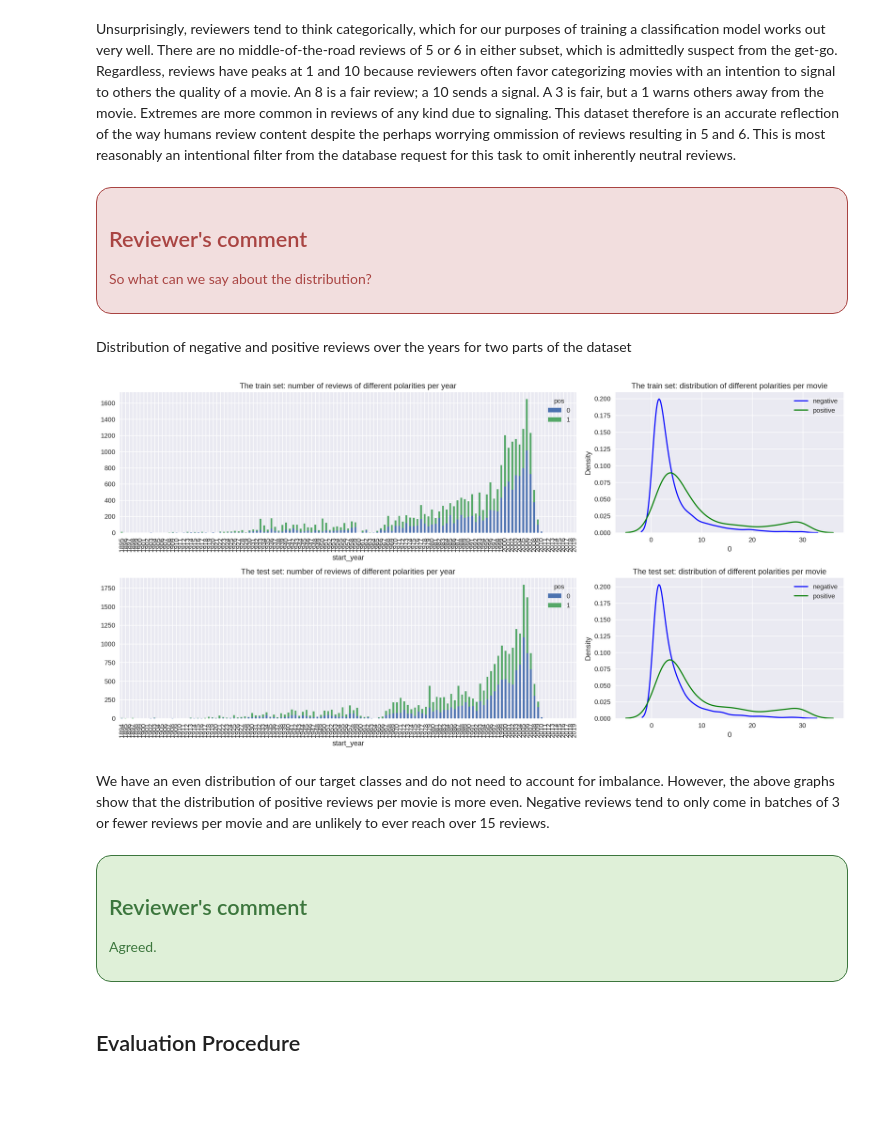
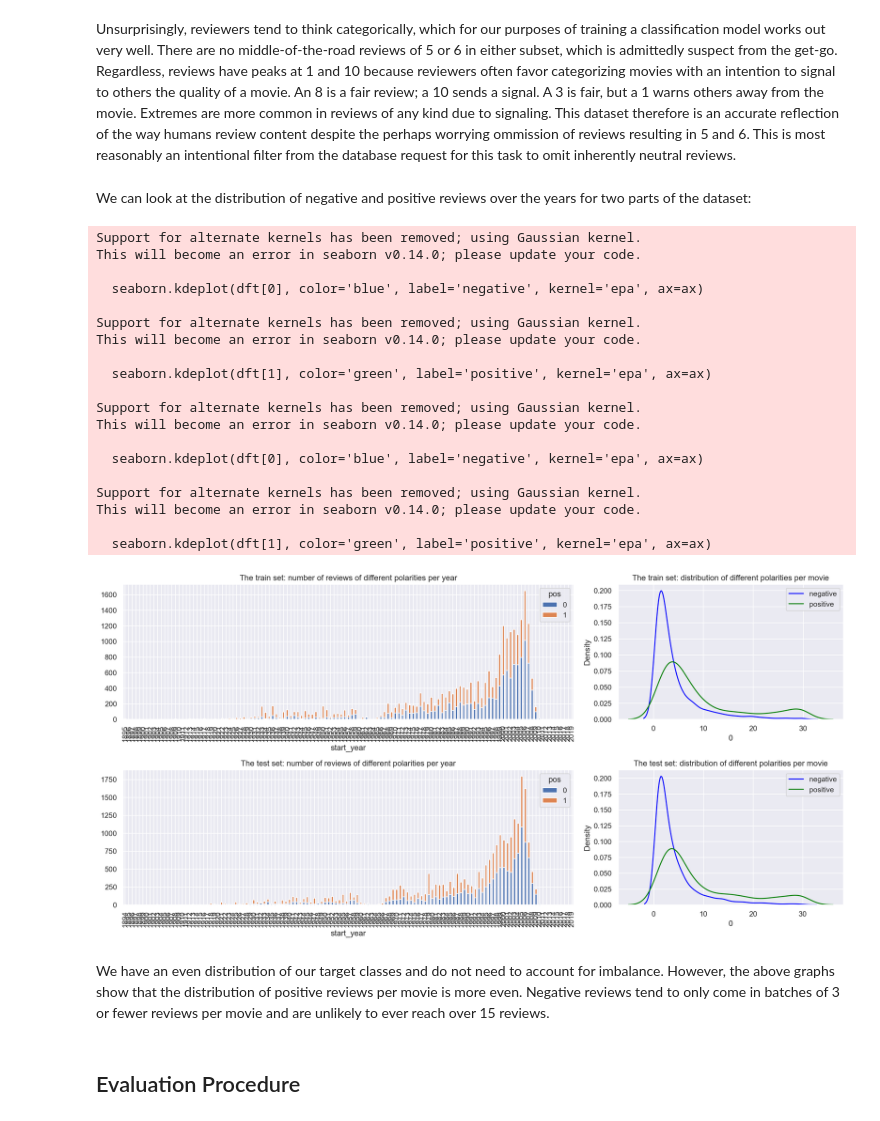
Before and after one commit to briantmcelroy/12_FilmJunky_TextVectorizationLearning, a Jupyter notebook: 12_FilmJunky_TextVectorizationLearning.ipynb, the cells around one changed output. Drawn from its saved outputs; the diff is of its cells as text; code cells hidden in the pictures; blank space fills up the shorter version.

Commit message:
Finalize Readme and update comments

```diff
--- a/12_FilmJunky_TextVectorizationLearning.ipynb
+++ b/12_FilmJunky_TextVectorizationLearning.ipynb
@@ -93,7 +35,7 @@ from tqdm.auto import tqdm
 # the next line provides graphs of better quality on HiDPI screens
 %config InlineBackend.figure_format = 'retina'
 
-plt.style.use('seaborn')
+seaborn.set_theme()
 # %%
 # this is to use progress_apply, read more at https://pypi.org/project/tqdm/#pandas-integration
 tqdm.pandas()
@@ -112,4 +44,4 @@ It's a very useful thing, by the way.
 # %%
-df_reviews = pd.read_csv('/datasets/imdb_reviews.tsv', sep='\t', dtype={'votes': 'Int64'})
+df_reviews = pd.read_csv('./datasets/imdb_reviews.tsv', sep='\t', dtype={'votes': 'Int64'})
 # %%
 df_reviews.info()
@@ -401,61 +269,66 @@ fig.tight_layout()
 # %% [markdown]
 Unsurprisingly, reviewers tend to think categorically, which for our purposes of training a classification model works out very well. There are no middle-of-the-road reviews of 5 or 6 in either subset, which is admittedly suspect from the get-go. Regardless, reviews have peaks at 1 and 10 because reviewers often favor categorizing movies with an intention to signal to others the quality of a movie. An 8 is a fair review; a 10 sends a signal. A 3 is fair, but a 1 warns others away from the movie. Extremes are more common in reviews of any kind due to signaling. This dataset therefore is an accurate reflection of the way humans review content despite the perhaps worrying ommission of reviews resulting in 5 and 6. This is most reasonably an intentional filter from the database request for this task to omit inherently neutral reviews.
-# %% [markdown]
-<div class="alert alert-danger" style="border-radius: 15px; box-shadow: 4px 4px 4px; border: 1px solid ">
-<h2> Reviewer's comment </h2>
-
-
-So what can we say about the distribution?
-</div>
 # %% [markdown]
-Distribution of negative and positive reviews over the years for two parts of the dataset
+We can look at the distribution of negative and positive reviews over the years for two parts of the dataset:
 # %%
 fig, axs = plt.subplots(2, 2, figsize=(16, 8), gridspec_kw=dict(width_ratios=(2, 1), height_ratios=(1, 1)))
 
 ax = axs[0][0]
 
 dft = df_reviews.query('ds_part == "train"').groupby(['start_year', 'pos'])['pos'].count().unstack()
 dft.index = dft.index.astype('int')
 dft = dft.reindex(index=np.arange(dft.index.min(), max(dft.index.max(), 2020))).fillna(0)
 dft.plot(kind='bar', stacked=True, ax=ax)
 ax.set_title('The train set: number of reviews of different polarities per year')
 
 ax = axs[0][1]
 
 dft = df_reviews.query('ds_part == "train"').groupby(['tconst', 'pos'])['pos'].count().unstack()
-sns.kdeplot(dft[0], color='blue', label='negative', kernel='epa', ax=ax)
-sns.kdeplot(dft[1], color='green', label='positive', kernel='epa', ax=ax)
+seaborn.kdeplot(dft[0], color='blue', label='negative', kernel='epa', ax=ax)
+seaborn.kdeplot(dft[1], color='green', label='positive', kernel='epa', ax=ax)
 ax.legend()
 ax.set_title('The train set: distribution of different polarities per movie')
 
 ax = axs[1][0]
 
 dft = df_reviews.query('ds_part == "test"').groupby(['start_year', 'pos'])['pos'].count().unstack()
 dft.index = dft.index.astype('int')
 dft = dft.reindex(index=np.arange(dft.index.min(), max(dft.index.max(), 2020))).fillna(0)
 dft.plot(kind='bar', stacked=True, ax=ax)
 ax.set_title('The test set: number of reviews of different polarities per year')
 
 ax = axs[1][1]
 
 dft = df_reviews.query('ds_part == "test"').groupby(['tconst', 'pos'])['pos'].count().unstack()
-sns.kdeplot(dft[0], color='blue', label='negative', kernel='epa', ax=ax)
-sns.kdeplot(dft[1], color='green', label='positive', kernel='epa', ax=ax)
+seaborn.kdeplot(dft[0], color='blue', label='negative', kernel='epa', ax=ax)
+seaborn.kdeplot(dft[1], color='green', label='positive', kernel='epa', ax=ax)
 ax.legend()
 ax.set_title('The test set: distribution of different polarities per movie')
 
 fig.tight_layout()
 # %% [output]
+Support for alternate kernels has been removed; using Gaussian kernel.
+This will become an error in seaborn v0.14.0; please update your code.
+
+  seaborn.kdeplot(dft[0], color='blue', label='negative', kernel='epa', ax=ax)
+
+Support for alternate kernels has been removed; using Gaussian kernel.
+This will become an error in seaborn v0.14.0; please update your code.
+
+  seaborn.kdeplot(dft[1], color='green', label='positive', kernel='epa', ax=ax)
+
+Support for alternate kernels has been removed; using Gaussian kernel.
+This will become an error in seaborn v0.14.0; please update your code.
+
+  seaborn.kdeplot(dft[0], color='blue', label='negative', kernel='epa', ax=ax)
+
+Support for alternate kernels has been removed; using Gaussian kernel.
+This will become an error in seaborn v0.14.0; please update your code.
+
+  seaborn.kdeplot(dft[1], color='green', label='positive', kernel='epa', ax=ax)
-[figure, old version]
+[figure, new version]
 # %% [markdown]
 We have an even distribution of our target classes and do not need to account for imbalance. However, the above graphs show that the distribution of positive reviews per movie is more even. Negative reviews tend to only come in batches of 3 or fewer reviews per movie and are unlikely to ever reach over 15 reviews.
-# %% [markdown]
-<div class="alert alert-success" style="border-radius: 15px; box-shadow: 4px 4px 4px; border: 1px solid ">
-<h2> Reviewer's comment  </h2>
-
-Agreed.
-
-</div>
 # %% [markdown]
 ## Evaluation Procedure
 # %% [markdown]
```
Also changed, not shown: parts of 52 cells of this notebook, 1 other file.
